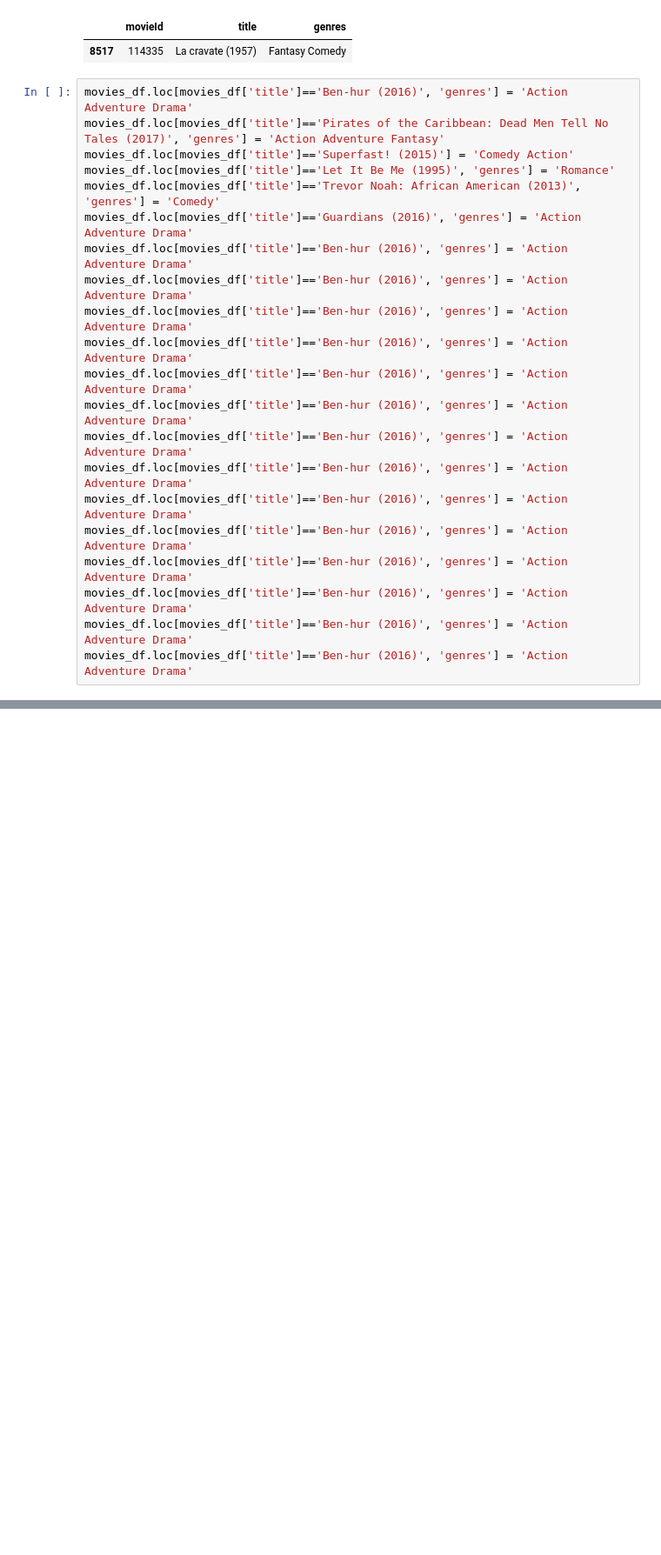
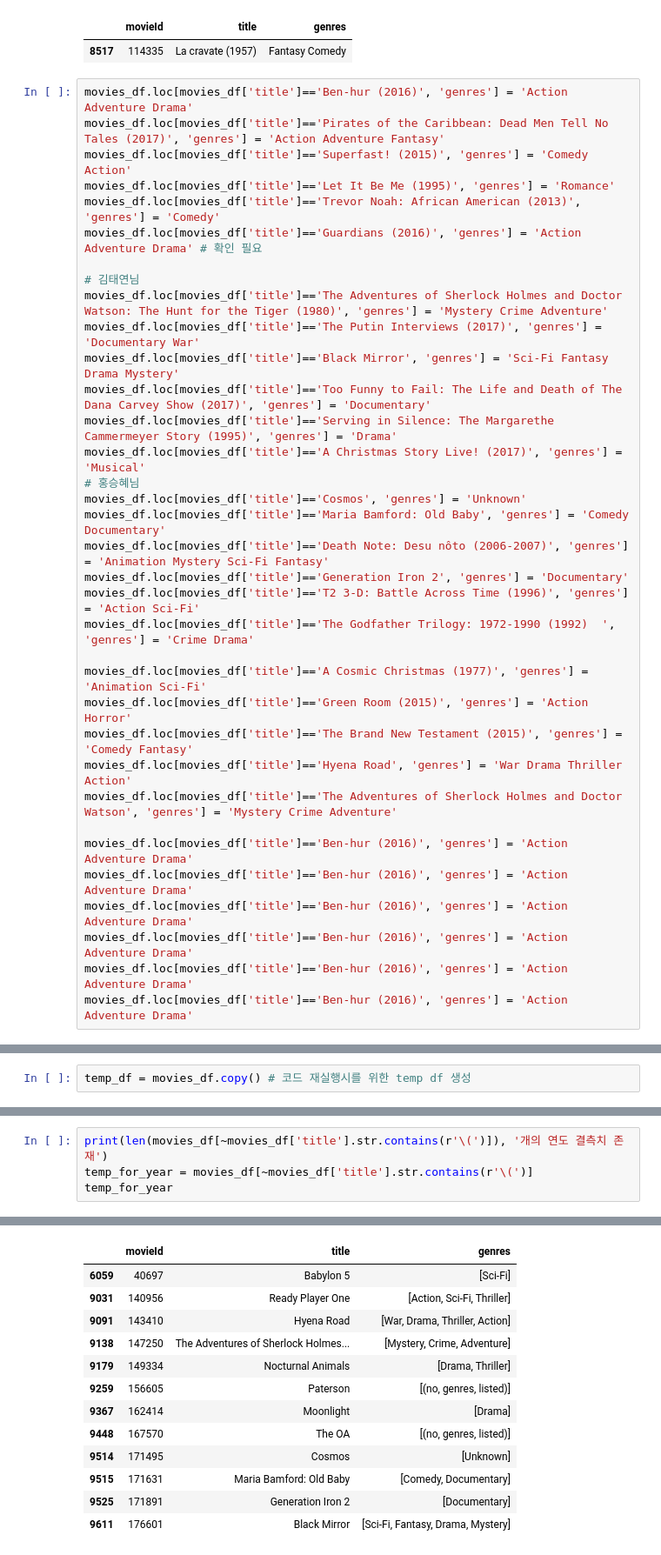
Before and after one commit to basamg912/item_based-recommendation-system, a Jupyter notebook: notebooks/item_based_CF.ipynb, the cells around one changed output, grey strips where cells are left out. Shown at 87% size. Saved outputs shown, nothing was run; the diff lists cells and outputs as text; blank space fills up the shorter version.

```diff
--- a/notebooks/item_based_CF.ipynb
+++ b/notebooks/item_based_CF.ipynb
@@ -401,21 +404,35 @@ movies_df[movies_df['title'] == 'La cravate (1957)']
 # %%
 movies_df.loc[movies_df['title']=='Ben-hur (2016)', 'genres'] = 'Action Adventure Drama'
 movies_df.loc[movies_df['title']=='Pirates of the Caribbean: Dead Men Tell No Tales (2017)', 'genres'] = 'Action Adventure Fantasy'
-movies_df.loc[movies_df['title']=='Superfast! (2015)'] = 'Comedy Action'
+movies_df.loc[movies_df['title']=='Superfast! (2015)', 'genres'] = 'Comedy Action'
 movies_df.loc[movies_df['title']=='Let It Be Me (1995)', 'genres'] = 'Romance'
 movies_df.loc[movies_df['title']=='Trevor Noah: African American (2013)', 'genres'] = 'Comedy'
-movies_df.loc[movies_df['title']=='Guardians (2016)', 'genres'] = 'Action Adventure Drama'
+movies_df.loc[movies_df['title']=='Guardians (2016)', 'genres'] = 'Action Adventure Drama' # 확인 필요
+
+# 김태연님
+movies_df.loc[movies_df['title']=='The Adventures of Sherlock Holmes and Doctor Watson: The Hunt for the Tiger (1980)', 'genres'] = 'Mystery Crime Adventure'
+movies_df.loc[movies_df['title']=='The Putin Interviews (2017)', 'genres'] = 'Documentary War'
+movies_df.loc[movies_df['title']=='Black Mirror', 'genres'] = 'Sci-Fi Fantasy Drama Mystery'
+movies_df.loc[movies_df['title']=='Too Funny to Fail: The Life and Death of The Dana Carvey Show (2017)', 'genres'] = 'Documentary'
+movies_df.loc[movies_df['title']=='Serving in Silence: The Margarethe Cammermeyer Story (1995)', 'genres'] = 'Drama'
+movies_df.loc[movies_df['title']=='A Christmas Story Live! (2017)', 'genres'] = 'Musical'
+# 홍승혜님
+movies_df.loc[movies_df['title']=='Cosmos', 'genres'] = 'Unknown'
+movies_df.loc[movies_df['title']=='Maria Bamford: Old Baby', 'genres'] = 'Comedy Documentary'
+movies_df.loc[movies_df['title']=='Death Note: Desu nôto (2006-2007)', 'genres'] = 'Animation Mystery Sci-Fi Fantasy'
+movies_df.loc[movies_df['title']=='Generation Iron 2', 'genres'] = 'Documentary'
+movies_df.loc[movies_df['title']=='T2 3-D: Battle Across Time (1996)', 'genres'] = 'Action Sci-Fi'
+movies_df.loc[movies_df['title']=='The Godfather Trilogy: 1972-1990 (1992)	', 'genres'] = 'Crime Drama'
+
+movies_df.loc[movies_df['title']=='A Cosmic Christmas (1977)', 'genres'] = 'Animation Sci-Fi'
+movies_df.loc[movies_df['title']=='Green Room (2015)', 'genres'] = 'Action Horror'
+movies_df.loc[movies_df['title']=='The Brand New Testament (2015)', 'genres'] = 'Comedy Fantasy'
+movies_df.loc[movies_df['title']=='Hyena Road', 'genres'] = 'War Drama Thriller Action'
+movies_df.loc[movies_df['title']=='The Adventures of Sherlock Holmes and Doctor Watson', 'genres'] = 'Mystery Crime Adventure'
+
 movies_df.loc[movies_df['title']=='Ben-hur (2016)', 'genres'] = 'Action Adventure Drama'
 movies_df.loc[movies_df['title']=='Ben-hur (2016)', 'genres'] = 'Action Adventure Drama'
 movies_df.loc[movies_df['title']=='Ben-hur (2016)', 'genres'] = 'Action Adventure Drama'
 movies_df.loc[movies_df['title']=='Ben-hur (2016)', 'genres'] = 'Action Adventure Drama'
 movies_df.loc[movies_df['title']=='Ben-hur (2016)', 'genres'] = 'Action Adventure Drama'
 movies_df.loc[movies_df['title']=='Ben-hur (2016)', 'genres'] = 'Action Adventure Drama'
-movies_df.loc[movies_df['title']=='Ben-hur (2016)', 'genres'] = 'Action Adventure Drama'
-movies_df.loc[movies_df['title']=='Ben-hur (2016)', 'genres'] = 'Action Adventure Drama'
-movies_df.loc[movies_df['title']=='Ben-hur (2016)', 'genres'] = 'Action Adventure Drama'
-movies_df.loc[movies_df['title']=='Ben-hur (2016)', 'genres'] = 'Action Adventure Drama'
-movies_df.loc[movies_df['title']=='Ben-hur (2016)', 'genres'] = 'Action Adventure Drama'
-movies_df.loc[movies_df['title']=='Ben-hur (2016)', 'genres'] = 'Action Adventure Drama'
-movies_df.loc[movies_df['title']=='Ben-hur (2016)', 'genres'] = 'Action Adventure Drama'
-movies_df.loc[movies_df['title']=='Ben-hur (2016)', 'genres'] = 'Action Adventure Drama'
@@ -421,0 +441,2 @@ movies_df.loc[movies_df['title']=='Ben-hur (2016)', 'genres'] = 'Action Adventur
+# %%
+temp_df = movies_df.copy() # 코드 재실행시를 위한 temp df 생성
@@ -421,0 +463,5 @@ movies_df.loc[movies_df['title']=='Ben-hur (2016)', 'genres'] = 'Action Adventur
+# %%
+print(len(movies_df[~movies_df['title'].str.contains(r'\(')]), '개의 연도 결측치 존재')
+temp_for_year = movies_df[~movies_df['title'].str.contains(r'\(')]
+temp_for_year
+# %% [output]
@@ -421,0 +469,13 @@ movies_df.loc[movies_df['title']=='Ben-hur (2016)', 'genres'] = 'Action Adventur
+|  | movieId | title | genres |
+| 6059 | 40697 | Babylon 5 | [Sci-Fi] |
+| 9031 | 140956 | Ready Player One | [Action, Sci-Fi, Thriller] |
+| 9091 | 143410 | Hyena Road | [War, Drama, Thriller, Action] |
+| 9138 | 147250 | The Adventures of Sherlock Holmes... | [Mystery, Crime, Adventure] |
+| 9179 | 149334 | Nocturnal Animals | [Drama, Thriller] |
+| 9259 | 156605 | Paterson | [(no, genres, listed)] |
+| 9367 | 162414 | Moonlight | [Drama] |
+| 9448 | 167570 | The OA | [(no, genres, listed)] |
+| 9514 | 171495 | Cosmos | [Unknown] |
+| 9515 | 171631 | Maria Bamford: Old Baby | [Comedy, Documentary] |
+| 9525 | 171891 | Generation Iron 2 | [Documentary] |
+| 9611 | 176601 | Black Mirror | [Sci-Fi, Fantasy, Drama, Mystery] |
```
Also changed, not shown: parts of 15 cells of this notebook, 1 other file.
